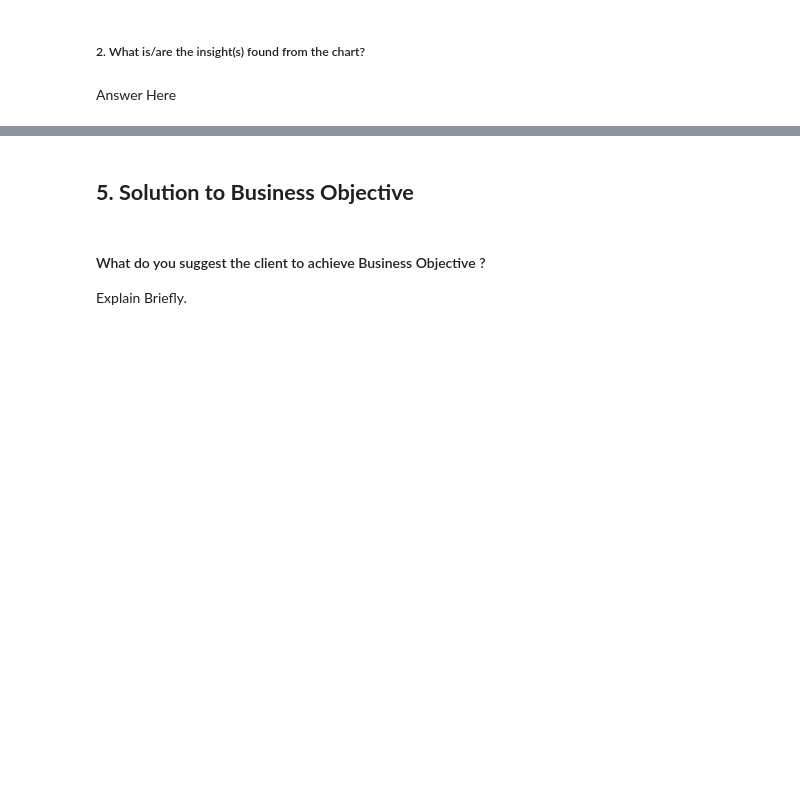
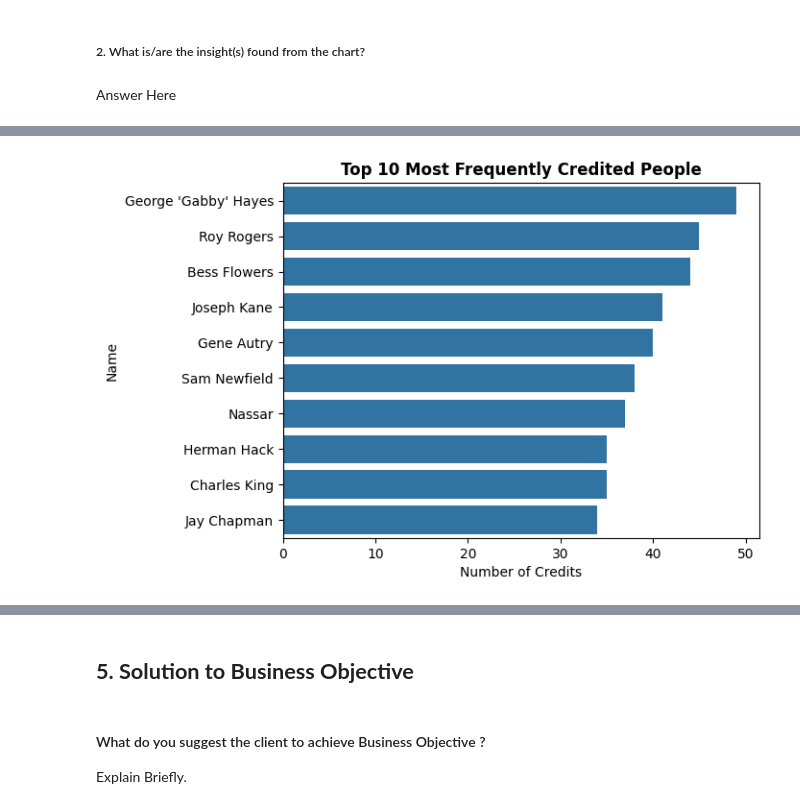
Before and after one commit to Ankush432-cloud/Amazon_Prime_TV_Shows_and_Movies_EDA_Project, a Jupyter notebook: Amazon_Prime_TV_Shows_and_Movies_EDA.ipynb, the cells around one changed output, grey strips where cells are left out. Cells and saved outputs as stored; diff of their text form; code cells hidden in the pictures; blank space fills up the shorter version.

```diff
--- a/Amazon_Prime_TV_Shows_and_Movies_EDA.ipynb
+++ b/Amazon_Prime_TV_Shows_and_Movies_EDA.ipynb
@@ -1830,0 +1895,15 @@ Answer Here
+# %%
+top_people = credits_df['name'].value_counts().head(10)
+
+sns.barplot(
+    x=top_people.values,
+    y=top_people.index
+)
+
+plt.title('Top 10 Most Frequently Credited People', fontweight='bold')
+plt.xlabel('Number of Credits')
+plt.ylabel('Name')
+
+plt.show()
+# %% [output]
+[figure, added]
```
Also changed, not shown: parts of 9 cells of this notebook.
